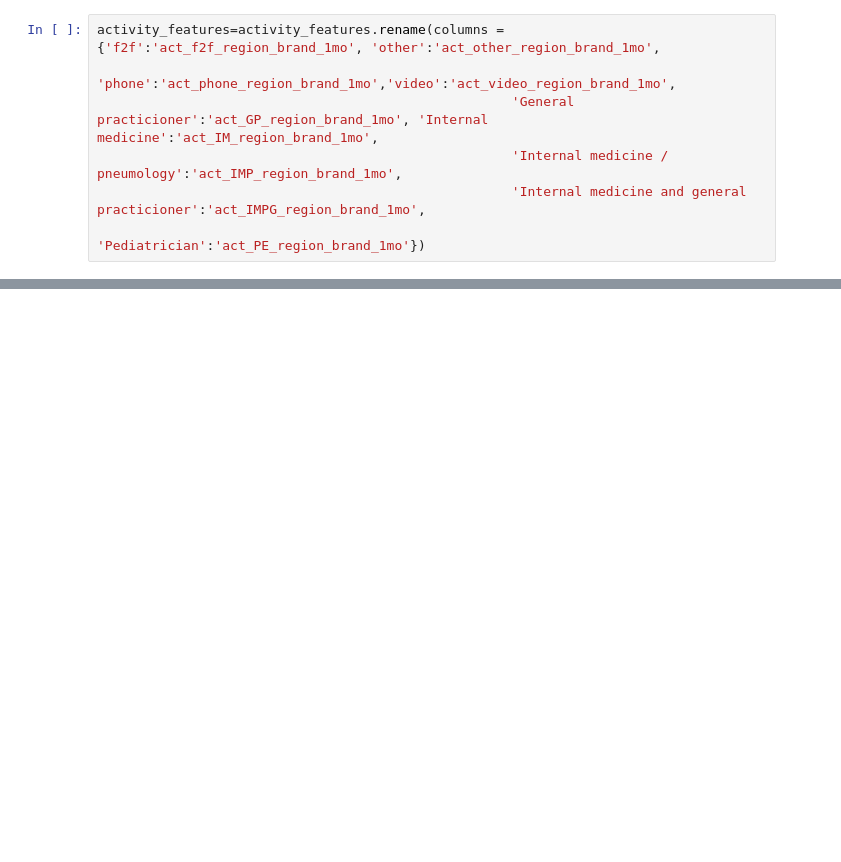
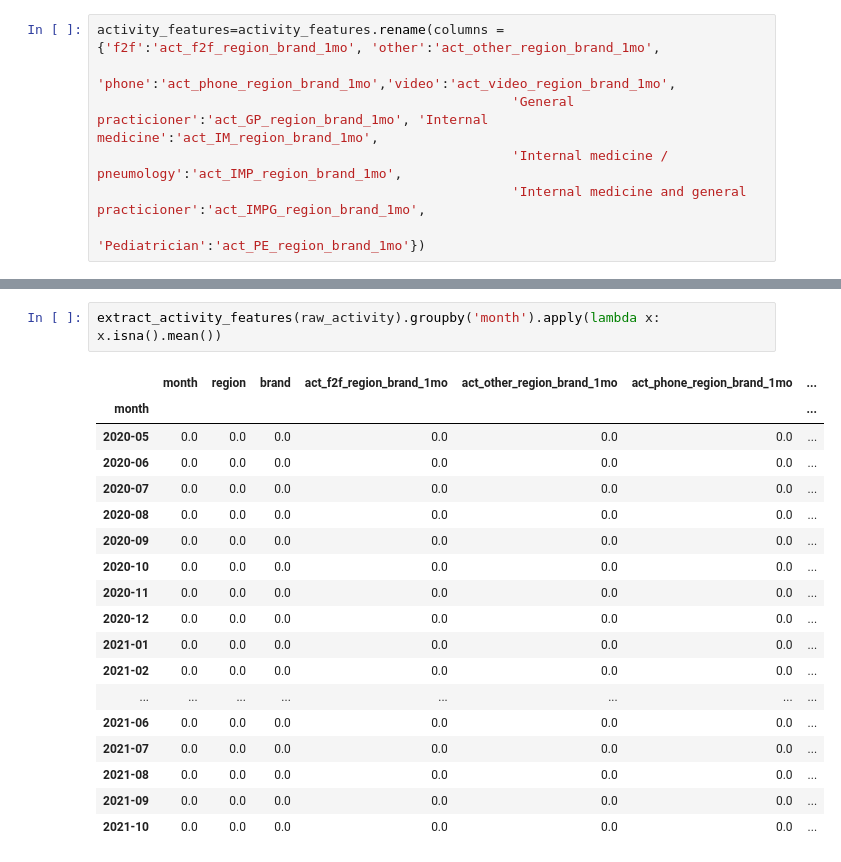
Before and after one commit to Bulbasaurzc/novartis-datathon-2021, a Jupyter notebook: notebooks/99_Zixiao.ipynb, the cells around one changed output, grey strips where cells are left out. Saved outputs shown, nothing was run; the diff lists cells and outputs as text; blank space fills up the shorter version.

```diff
--- a/notebooks/99_Zixiao.ipynb
+++ b/notebooks/99_Zixiao.ipynb
@@ -394,0 +500,21 @@ NameError: name 'add_month' is not defined
+# %%
+extract_activity_features(raw_activity).groupby('month').apply(lambda x: x.isna().mean())
+# %% [output]
+|  | month | region | brand | act_f2f_region_brand_1mo | act_other_region_brand_1mo | act_phone_region_brand_1mo | ... |
+| month |  |  |  |  |  |  | ... |
+| 2020-05 | 0.0 | 0.0 | 0.0 | 0.0 | 0.0 | 0.0 | ... |
+| 2020-06 | 0.0 | 0.0 | 0.0 | 0.0 | 0.0 | 0.0 | ... |
+| 2020-07 | 0.0 | 0.0 | 0.0 | 0.0 | 0.0 | 0.0 | ... |
+| 2020-08 | 0.0 | 0.0 | 0.0 | 0.0 | 0.0 | 0.0 | ... |
+| 2020-09 | 0.0 | 0.0 | 0.0 | 0.0 | 0.0 | 0.0 | ... |
+| 2020-10 | 0.0 | 0.0 | 0.0 | 0.0 | 0.0 | 0.0 | ... |
+| 2020-11 | 0.0 | 0.0 | 0.0 | 0.0 | 0.0 | 0.0 | ... |
+| 2020-12 | 0.0 | 0.0 | 0.0 | 0.0 | 0.0 | 0.0 | ... |
+| 2021-01 | 0.0 | 0.0 | 0.0 | 0.0 | 0.0 | 0.0 | ... |
+| 2021-02 | 0.0 | 0.0 | 0.0 | 0.0 | 0.0 | 0.0 | ... |
+| ... | ... | ... | ... | ... | ... | ... | ... |
+| 2021-06 | 0.0 | 0.0 | 0.0 | 0.0 | 0.0 | 0.0 | ... |
+| 2021-07 | 0.0 | 0.0 | 0.0 | 0.0 | 0.0 | 0.0 | ... |
+| 2021-08 | 0.0 | 0.0 | 0.0 | 0.0 | 0.0 | 0.0 | ... |
+| 2021-09 | 0.0 | 0.0 | 0.0 | 0.0 | 0.0 | 0.0 | ... |
+| 2021-10 | 0.0 | 0.0 | 0.0 | 0.0 | 0.0 | 0.0 | ... |
```
Also changed, not shown: parts of 16 cells of this notebook, 1 other file.
